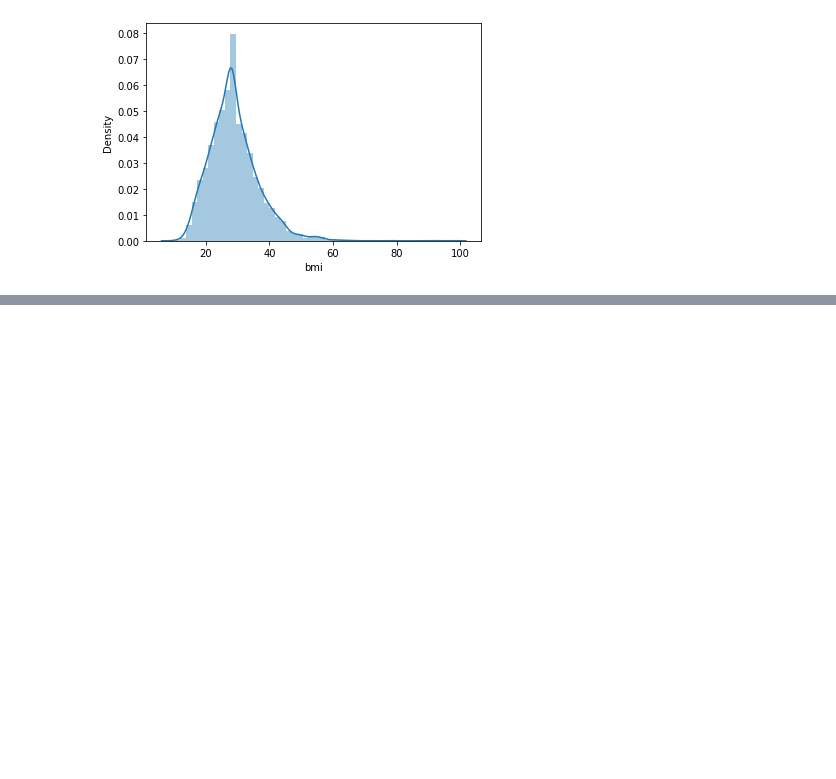
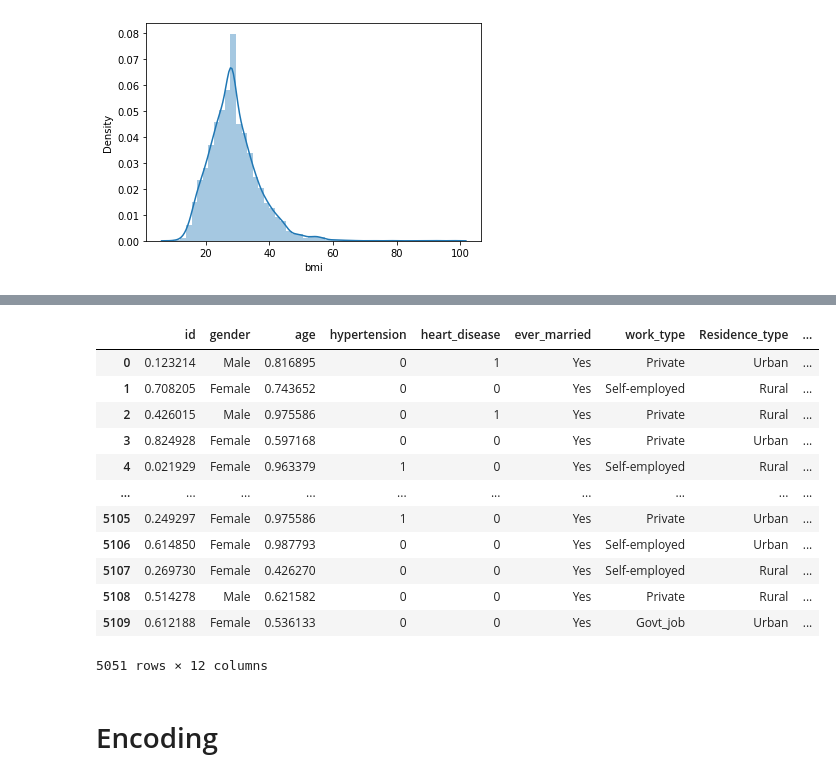
Before and after one commit to Esha-Gupta-DAX/Training, a Jupyter notebook: DAX-DS-Assignment-2022-Esha_Gupta/Data_Analytics/Data_Analytics.ipynb, the cells around one changed output, grey strips where cells are left out. Drawn from its saved outputs; the diff is of its cells as text; code cells hidden in the pictures; blank space fills up the shorter version.

```diff
--- a/DAX-DS-Assignment-2022-Esha_Gupta/Data_Analytics/Data_Analytics.ipynb
+++ b/DAX-DS-Assignment-2022-Esha_Gupta/Data_Analytics/Data_Analytics.ipynb
@@ -166,0 +253,22 @@ sns.distplot(df.bmi)
+# %%
+scaler = MinMaxScaler()
+cols = ['id','age','avg_glucose_level','bmi']
+df[cols] = scaler.fit_transform(df[cols])
+
+df
+# %% [output]
+|  | id | gender | age | hypertension | heart_disease | ever_married | work_type | Residence_type | ... |
+| 0 | 0.123214 | Male | 0.816895 | 0 | 1 | Yes | Private | Urban | ... |
+| 1 | 0.708205 | Female | 0.743652 | 0 | 0 | Yes | Self-employed | Rural | ... |
+| 2 | 0.426015 | Male | 0.975586 | 0 | 1 | Yes | Private | Rural | ... |
+| 3 | 0.824928 | Female | 0.597168 | 0 | 0 | Yes | Private | Urban | ... |
+| 4 | 0.021929 | Female | 0.963379 | 1 | 0 | Yes | Self-employed | Rural | ... |
+| ... | ... | ... | ... | ... | ... | ... | ... | ... | ... |
+| 5105 | 0.249297 | Female | 0.975586 | 1 | 0 | Yes | Private | Urban | ... |
+| 5106 | 0.614850 | Female | 0.987793 | 0 | 0 | Yes | Self-employed | Urban | ... |
+| 5107 | 0.269730 | Female | 0.426270 | 0 | 0 | Yes | Self-employed | Rural | ... |
+| 5108 | 0.514278 | Male | 0.621582 | 0 | 0 | Yes | Private | Rural | ... |
+| 5109 | 0.612188 | Female | 0.536133 | 0 | 0 | Yes | Govt_job | Urban | ... |
+5051 rows × 12 columns
+# %% [markdown]
+# Encoding
```
Also changed, not shown: parts of 15 cells of this notebook, 1 other file.
